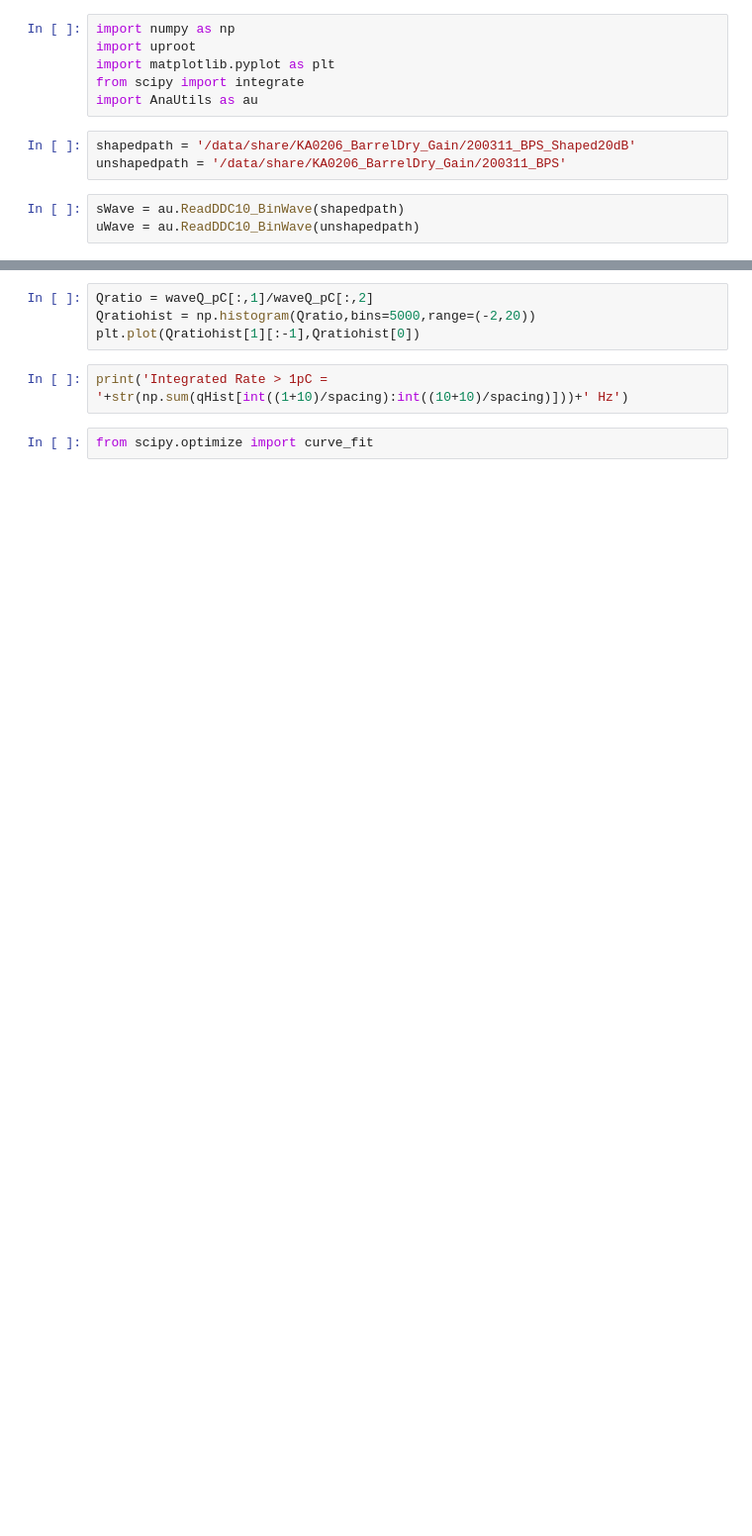
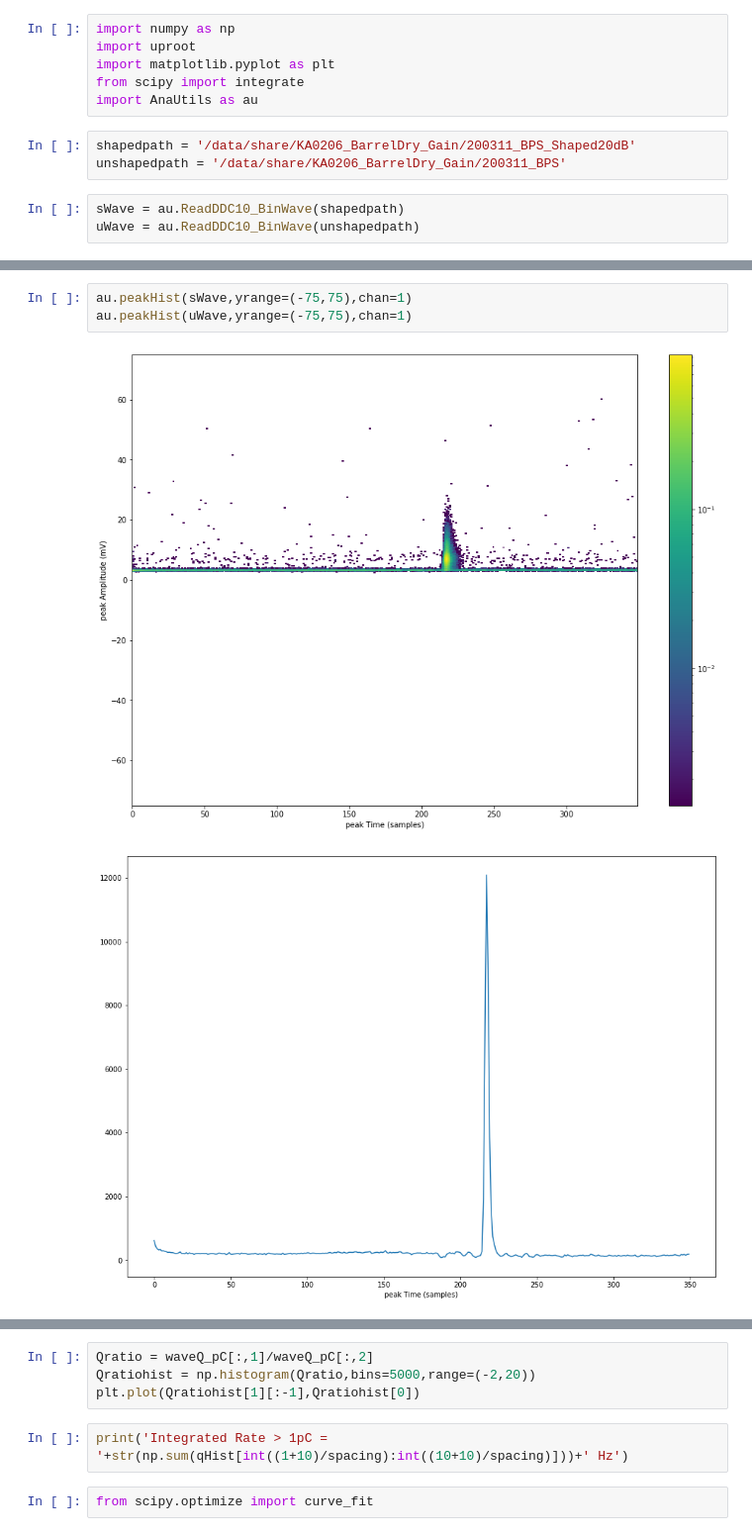
Before and after one commit to PenningLab/DDC10Ana, a Jupyter notebook: ShaperGain.ipynb, the cells around one changed output, grey strips where cells are left out. Shown at 99% size. Saved outputs shown, nothing was run; the diff lists cells and outputs as text; blank space fills up the shorter version.

```diff
--- a/ShaperGain.ipynb
+++ b/ShaperGain.ipynb
@@ -41,0 +19,6 @@ au.peakHist([uWave[0][:,1,:],sWave[1]],(-0.005,0.005),3)
+# %%
+au.peakHist(sWave,yrange=(-75,75),chan=1)
+au.peakHist(uWave,yrange=(-75,75),chan=1)
+# %% [output]
+[figure, added]
+[figure, added]
```
Also changed, not shown: parts of 7 cells of this notebook, 2 other files.
